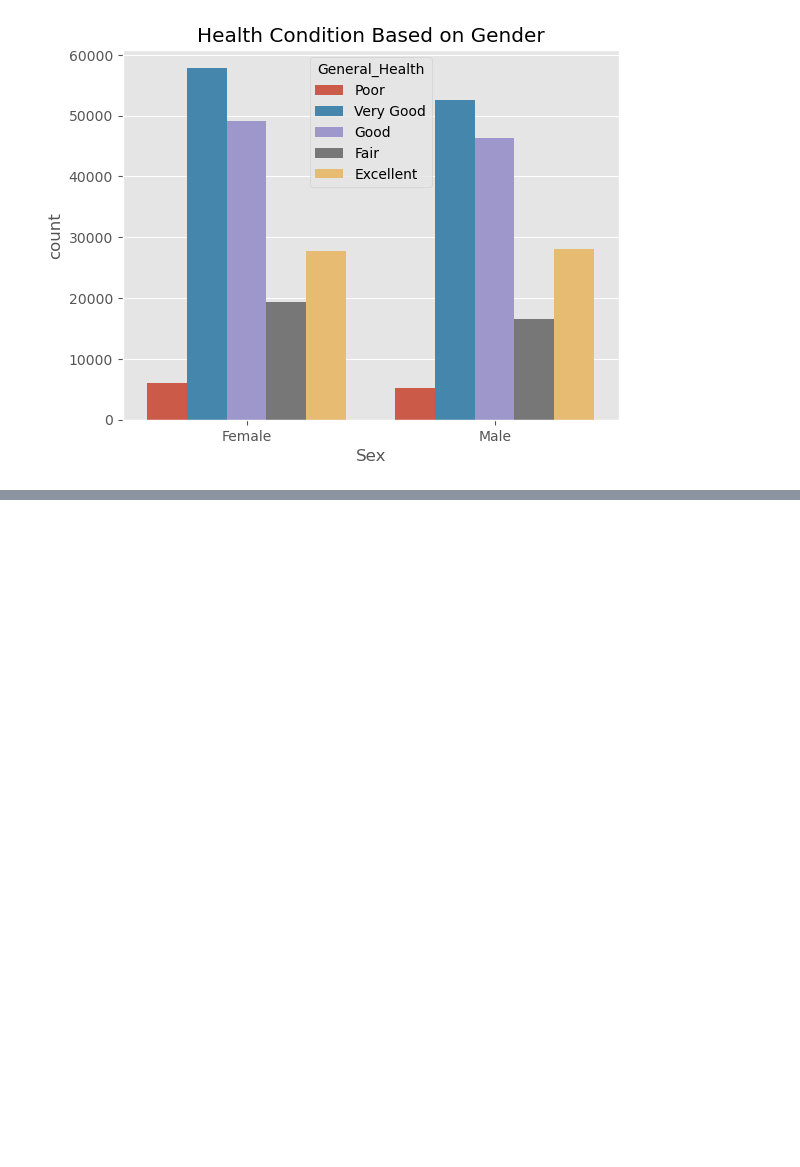
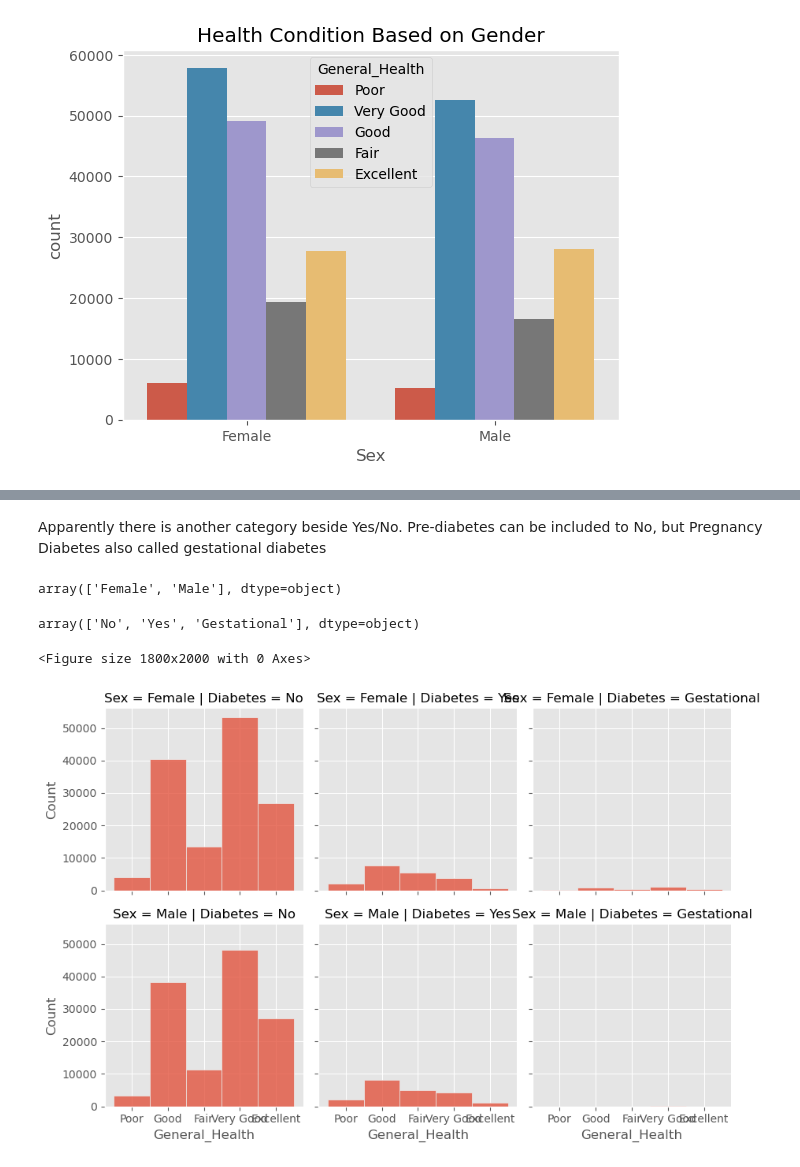
Before and after one commit to nuwbie-11/DataAnalytics101, a Jupyter notebook: cardiovascular-diseases-risk-prediction-dataset/cardio.ipynb, the cells around one changed output, grey strips where cells are left out. Drawn from its saved outputs; the diff is of its cells as text; code cells hidden in the pictures; blank space fills up the shorter version.

```diff
--- a/cardiovascular-diseases-risk-prediction-dataset/cardio.ipynb
+++ b/cardiovascular-diseases-risk-prediction-dataset/cardio.ipynb
@@ -73,0 +79,26 @@ plt.show()
+# %% [markdown]
+Apparently there is another category beside Yes/No. Pre-diabetes can be included to No, but Pregnancy Diabetes also called gestational diabetes
+# %%
+#Use Copy of main dataframe
+
+df2 = df.copy()
+
+df2.loc[df['Diabetes'] == 'No, pre-diabetes or borderline diabetes','Diabetes'] = 'No'
+# %%
+df2.loc[df['Diabetes'] == 'Yes, but female told only during pregnancy','Diabetes'] = 'Gestational'
+# %%
+df2.Sex.unique()
+# %% [output]
+array(['Female', 'Male'], dtype=object)
+# %%
+df2.Diabetes.unique()
+# %% [output]
+array(['No', 'Yes', 'Gestational'], dtype=object)
+# %%
+plt.figure(figsize=(18,20))
+gender_based = sb.FacetGrid(df2,col='Diabetes',row='Sex')
+gender_based.map(sb.histplot,'General_Health')
+plt.show()
+# %% [output]
+<Figure size 1800x2000 with 0 Axes>
+[figure, added]
```
Also changed, not shown: parts of 2 cells of this notebook.
